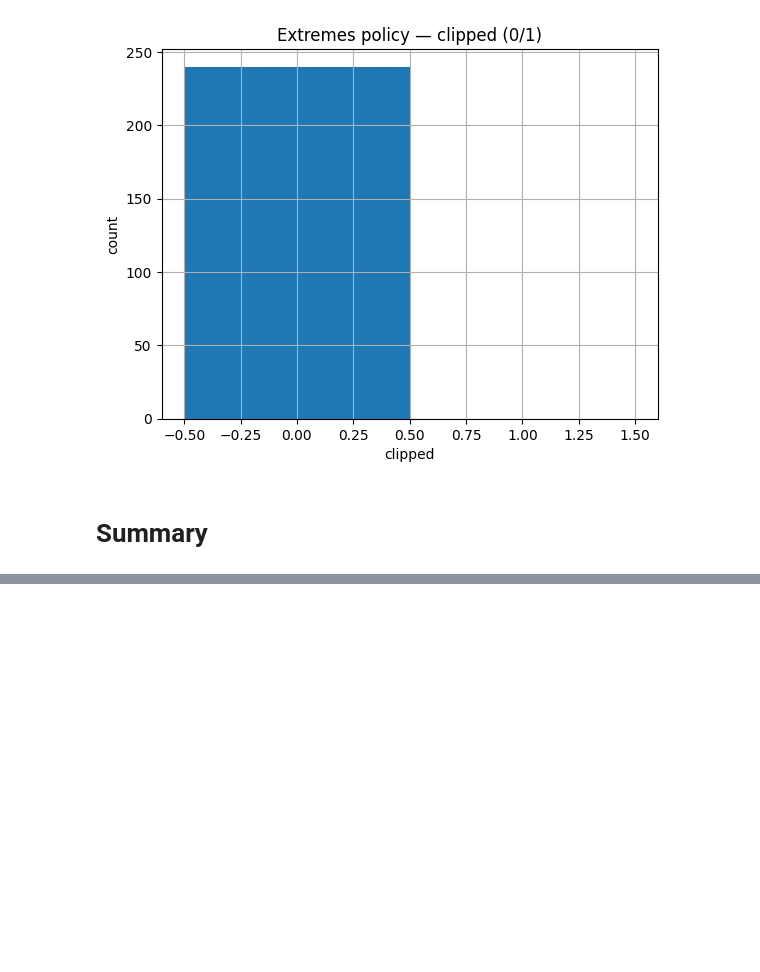
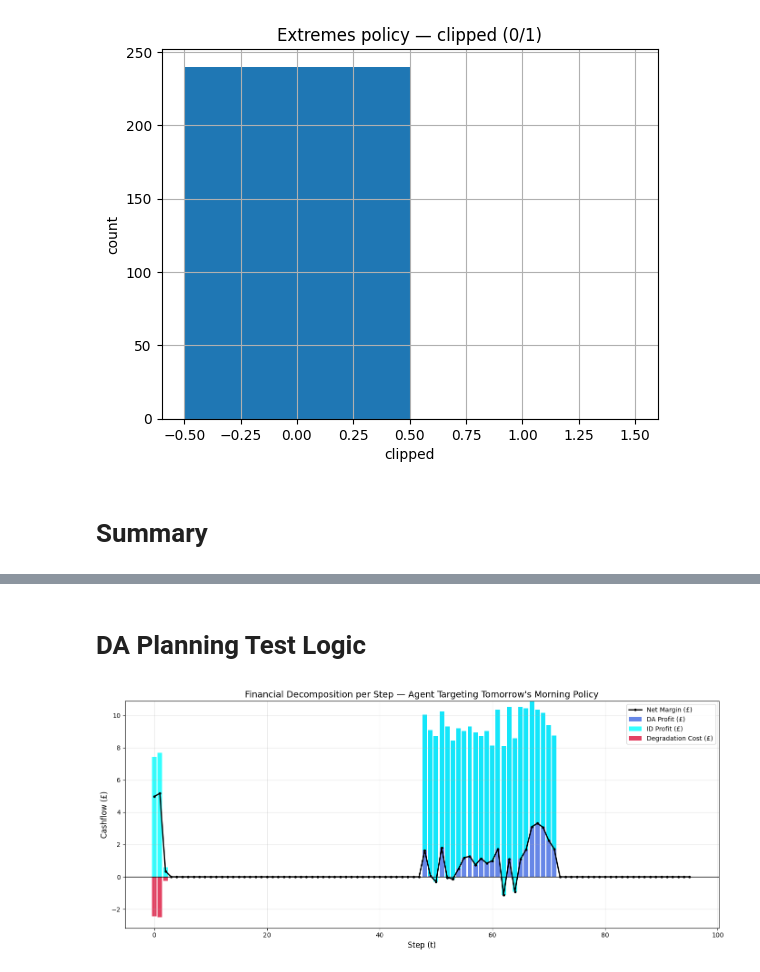
Before and after one commit to giacfiorani/DRL_BESS_Optimisation, a Jupyter notebook: envs/02_env_rollout_diagnostics.ipynb, the cells around one changed output, grey strips where cells are left out. Saved outputs shown, nothing was run; the diff lists cells and outputs as text; code cells hidden in the pictures; blank space fills up the shorter version.

```diff
--- a/envs/02_env_rollout_diagnostics.ipynb
+++ b/envs/02_env_rollout_diagnostics.ipynb
@@ -416,2 +418,29 @@ summary
 | 1 | do_nothing | 0.572941 | 0.572941 | 0.0 | 0.000000 |
 | 2 | extremes | 0.100000 | 0.809261 | 0.0 | 0.053274 |
+# %% [markdown]
+# DA Planning Test Logic
+# %%
+def da_heavy_policy_morning_target(env, obs, t):
+    """
+    This agent uses its 24 unlocked afternoon steps (12:00 PM to 11:30 PM)
+    to explicitly fill up tomorrow's MORNING slots (Midnight to 11:30 AM).
+    """
+    max_idx = env.n_power_levels - 1
+
+    # Get the current half-hour of the current day (0 to 47)
+    current_step_of_day = t % 48
+
+    # MAP:
+    # At 12:00 PM (step 24), write to Tomorrow Slot 0 (Midnight)
+    # At 11:30 PM (step 47), write to Tomorrow Slot 23 (11:30 AM)
+    target_plan_slot = (current_step_of_day - 24) % 48
+
+    return np.array([max_idx, max_idx, target_plan_slot])
+
+# Rollout exactly 96 steps (2 full days)
+df_da = collect_steps(env, n_steps=96, policy_fn=da_heavy_policy_morning_target, seed=42)
+
+# Plot the financial transition!
+plot_financial_decomposition(df_da, policy_name="Agent Targeting Tomorrow's Morning")
+# %% [output]
+[figure, added]
```
Also changed, not shown: parts of 8 cells of this notebook, 6 other files.
